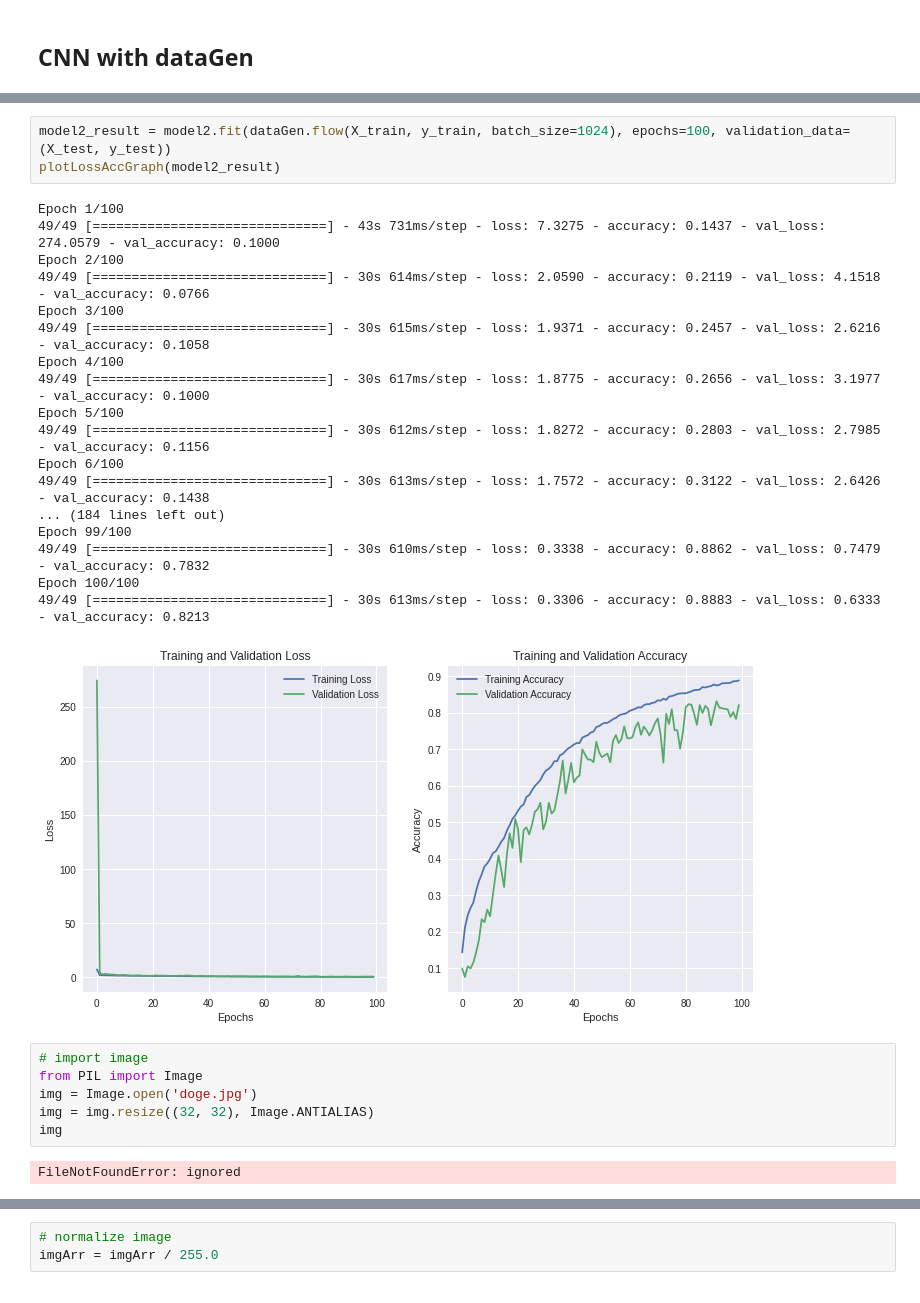
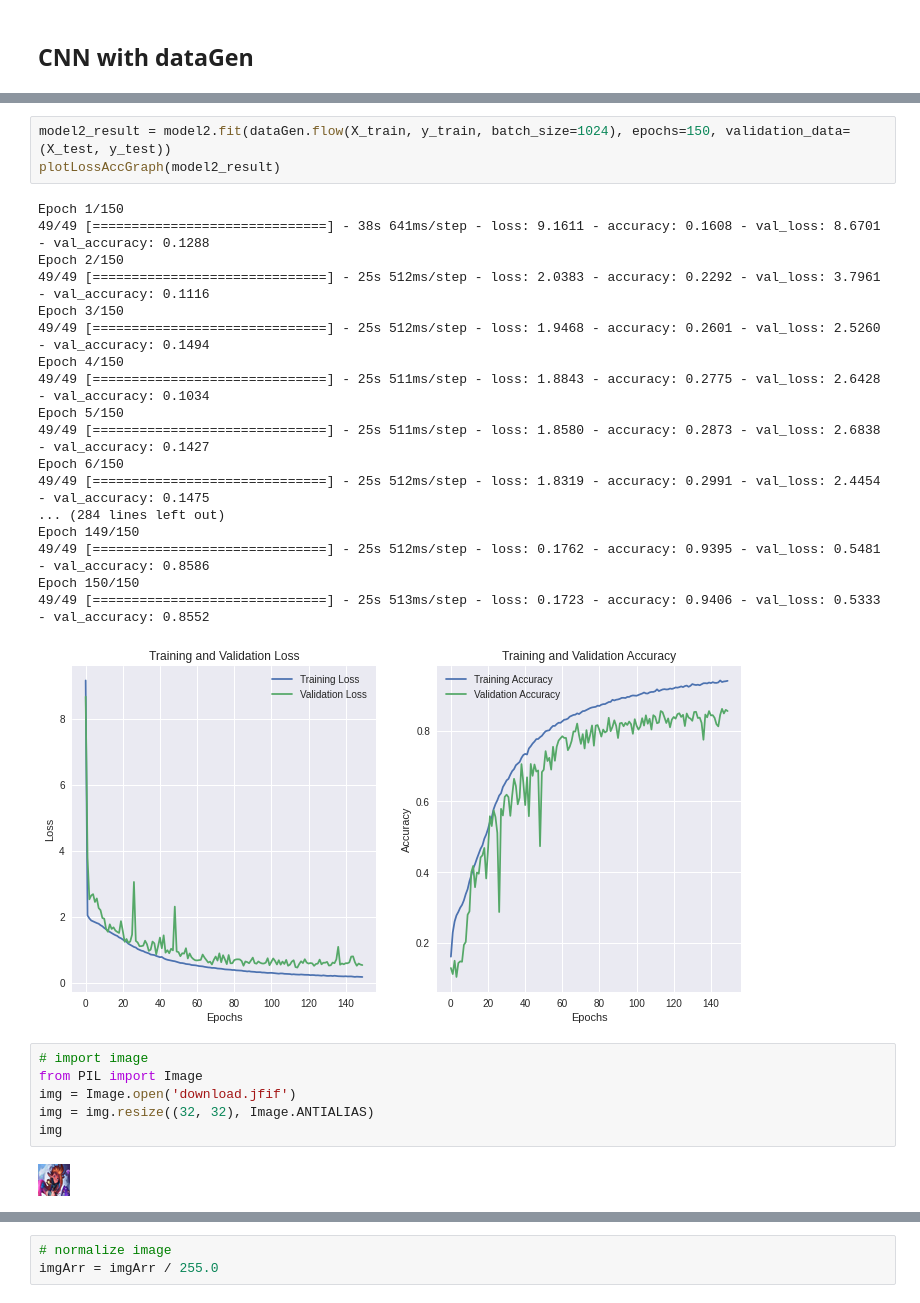
Before and after one commit to AngKS/Deep-Learning-CA1, a Jupyter notebook: cifar10.ipynb, the cells around one changed output, grey strips where cells are left out. Saved outputs shown, nothing was run; the diff lists cells and outputs as text.

Commit message:
increased epoch size

```diff
--- a/cifar10.ipynb
+++ b/cifar10.ipynb
@@ -360,35 +384,35 @@ Trainable params: 25,154,570
 Non-trainable params: 3,840
 _________________________________________________________________
 # %%
-model2_result = model2.fit(dataGen.flow(X_train, y_train, batch_size=1024), epochs=100, validation_data=(X_test, y_test))
+model2_result = model2.fit(dataGen.flow(X_train, y_train, batch_size=1024), epochs=150, validation_data=(X_test, y_test))
 plotLossAccGraph(model2_result)
 # %% [output]
-Epoch 1/100
-49/49 [==============================] - 43s 731ms/step - loss: 7.3275 - accuracy: 0.1437 - val_loss: 274.0579 - val_accuracy: 0.1000
-Epoch 2/100
-49/49 [==============================] - 30s 614ms/step - loss: 2.0590 - accuracy: 0.2119 - val_loss: 4.1518 - val_accuracy: 0.0766
-Epoch 3/100
-49/49 [==============================] - 30s 615ms/step - loss: 1.9371 - accuracy: 0.2457 - val_loss: 2.6216 - val_accuracy: 0.1058
-Epoch 4/100
-49/49 [==============================] - 30s 617ms/step - loss: 1.8775 - accuracy: 0.2656 - val_loss: 3.1977 - val_accuracy: 0.1000
-Epoch 5/100
-49/49 [==============================] - 30s 612ms/step - loss: 1.8272 - accuracy: 0.2803 - val_loss: 2.7985 - val_accuracy: 0.1156
-Epoch 6/100
-49/49 [==============================] - 30s 613ms/step - loss: 1.7572 - accuracy: 0.3122 - val_loss: 2.6426 - val_accuracy: 0.1438
-... (184 lines left out)
-Epoch 99/100
-49/49 [==============================] - 30s 610ms/step - loss: 0.3338 - accuracy: 0.8862 - val_loss: 0.7479 - val_accuracy: 0.7832
-Epoch 100/100
-49/49 [==============================] - 30s 613ms/step - loss: 0.3306 - accuracy: 0.8883 - val_loss: 0.6333 - val_accuracy: 0.8213
+Epoch 1/150
+49/49 [==============================] - 38s 641ms/step - loss: 9.1611 - accuracy: 0.1608 - val_loss: 8.6701 - val_accuracy: 0.1288
+Epoch 2/150
+49/49 [==============================] - 25s 512ms/step - loss: 2.0383 - accuracy: 0.2292 - val_loss: 3.7961 - val_accuracy: 0.1116
+Epoch 3/150
+49/49 [==============================] - 25s 512ms/step - loss: 1.9468 - accuracy: 0.2601 - val_loss: 2.5260 - val_accuracy: 0.1494
+Epoch 4/150
+49/49 [==============================] - 25s 511ms/step - loss: 1.8843 - accuracy: 0.2775 - val_loss: 2.6428 - val_accuracy: 0.1034
+Epoch 5/150
+49/49 [==============================] - 25s 511ms/step - loss: 1.8580 - accuracy: 0.2873 - val_loss: 2.6838 - val_accuracy: 0.1427
+Epoch 6/150
+49/49 [==============================] - 25s 512ms/step - loss: 1.8319 - accuracy: 0.2991 - val_loss: 2.4454 - val_accuracy: 0.1475
+... (284 lines left out)
+Epoch 149/150
+49/49 [==============================] - 25s 512ms/step - loss: 0.1762 - accuracy: 0.9395 - val_loss: 0.5481 - val_accuracy: 0.8586
+Epoch 150/150
+49/49 [==============================] - 25s 513ms/step - loss: 0.1723 - accuracy: 0.9406 - val_loss: 0.5333 - val_accuracy: 0.8552
-[figure, old version]
+[figure, new version]
 # %%
 # import image
 from PIL import Image
-img = Image.open('doge.jpg')
+img = Image.open('download.jfif')
 img = img.resize((32, 32), Image.ANTIALIAS)
 img
 # %% [output]
-FileNotFoundError: ignored
+[figure, added]
 # %%
 # Convert image to numpy array
 imgArr = np.array(img)
```
Also changed, not shown: parts of 12 cells of this notebook.
